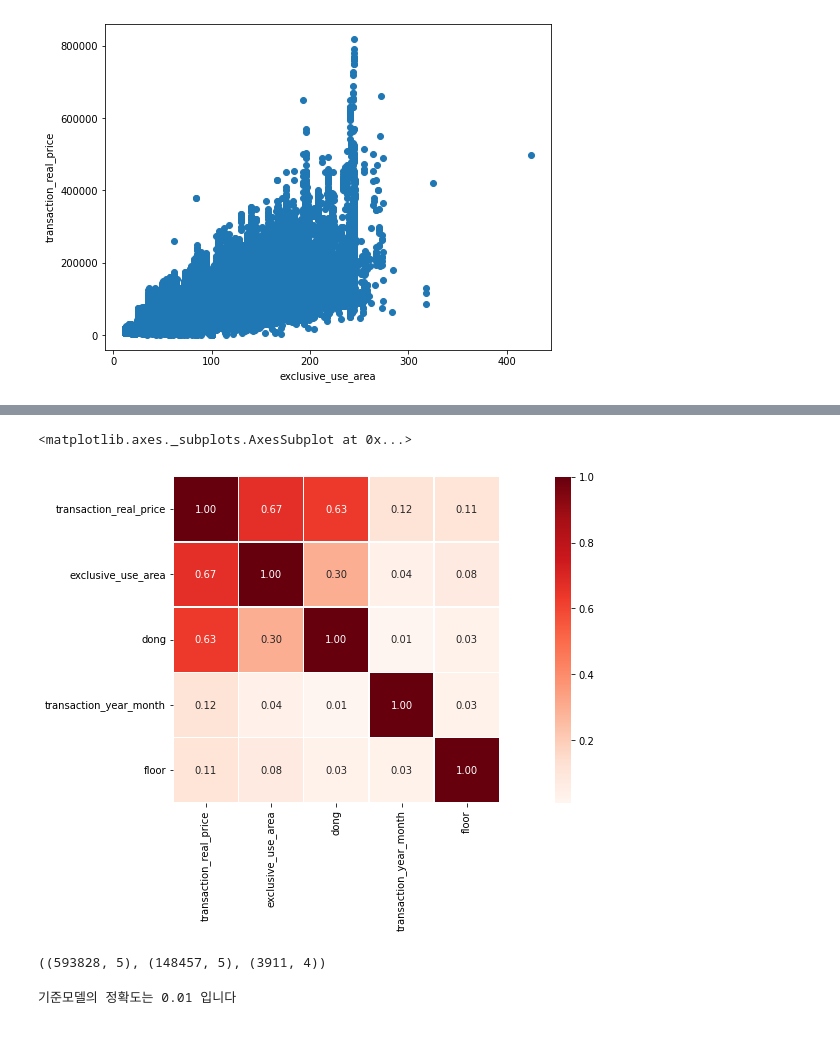
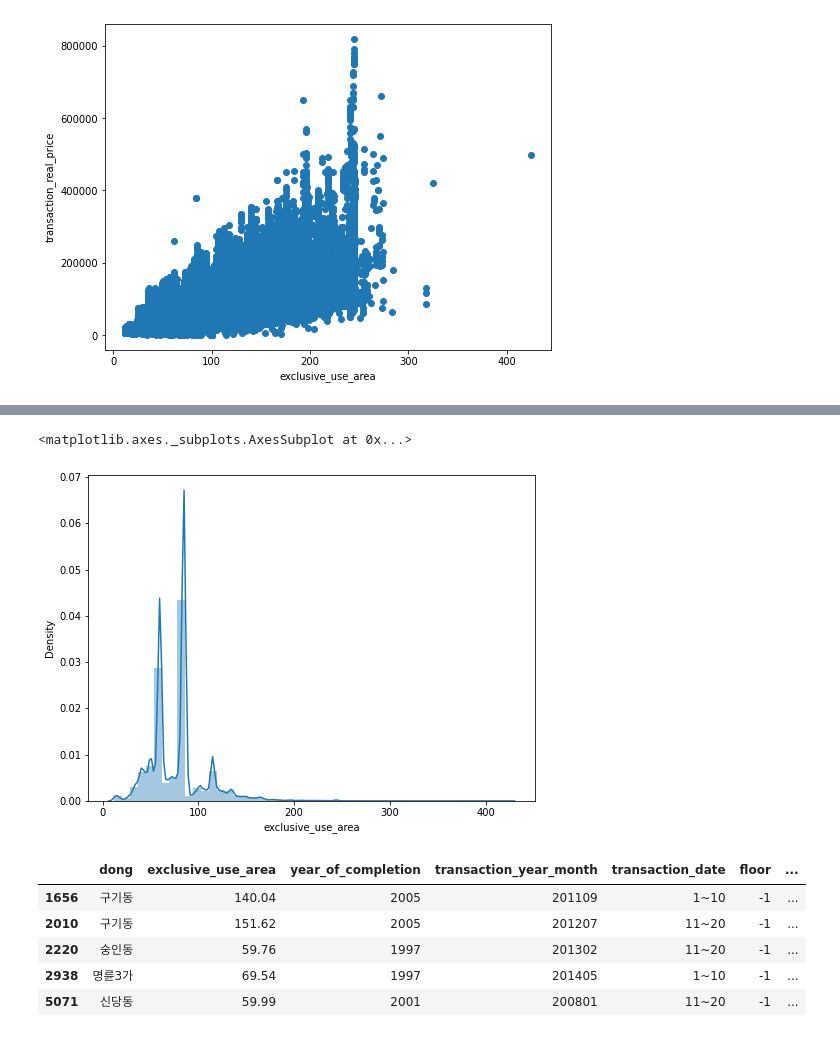
Before and after one commit to leedain0301/Modeling-Apartment-sales-price-forecast, a Jupyter notebook: MiniProject_02.ipynb, the cells around one changed output, grey strips where cells are left out. Drawn from its saved outputs; the diff is of its cells as text; code cells hidden in the pictures.

```diff
--- a/MiniProject_02.ipynb
+++ b/MiniProject_02.ipynb
@@ -335,26 +282,0 @@ Requirement already satisfied: threadpoolctl>=2.0.0 in /usr/local/lib/python3.8/
-# %%
-k = train.shape[1]
-corrmat = train.corr()
-cols = corrmat.nlargest(k, 'transaction_real_price')['transaction_real_price'].index
-cm = np.corrcoef(train[cols].values.T)
-f, ax = plt.subplots(figsize = (20, 6))
-sns.heatmap(data = cm,
-            annot=True,
-            square=True,
-            fmt = '.2f',
-            linewidths=.5,
-            cmap='Reds',
-            yticklabels = cols.values,
-            xticklabels = cols.values
-            )
-# %% [output]
-<matplotlib.axes._subplots.AxesSubplot at 0x...>
-[figure, removed]
-# %%
-train, val = train_test_split(
-    train, train_size=0.80, test_size=0.20,  random_state=2
-)
-
-train.shape, val.shape, test.shape
-# %% [output]
-((593828, 5), (148457, 5), (3911, 4))
@@ -369,7 +283,15 @@ X_test = test[features]
-# %%
-base = y_train.mode()[0]
-baseline = len(y_train) * [base]
-baseline_acc = accuracy_score(y_train, baseline)
-print(f'기준모델의 정확도는 {baseline_acc.round(2)} 입니다')
-# %% [output]
-기준모델의 정확도는 0.01 입니다
+# %%
+f,ax=plt.subplots(figsize=(8,6))
+sns.distplot(train['exclusive_use_area'])
+# %% [output]
+<matplotlib.axes._subplots.AxesSubplot at 0x...>
+[figure, added]
+# %%
+train[train['floor'] < 0].head() #오마이갓...지하가 있었어...
+# %% [output]
+|  | dong | exclusive_use_area | year_of_completion | transaction_year_month | transaction_date | floor | ... |
+| 1656 | 구기동 | 140.04 | 2005 | 201109 | 1~10 | -1 | ... |
+| 2010 | 구기동 | 151.62 | 2005 | 201207 | 11~20 | -1 | ... |
+| 2220 | 숭인동 | 59.76 | 1997 | 201302 | 11~20 | -1 | ... |
+| 2938 | 명륜3가 | 69.54 | 1997 | 201405 | 1~10 | -1 | ... |
+| 5071 | 신당동 | 59.99 | 2001 | 200801 | 11~20 | -1 | ... |
```
Also changed, not shown: parts of 21 cells of this notebook.
